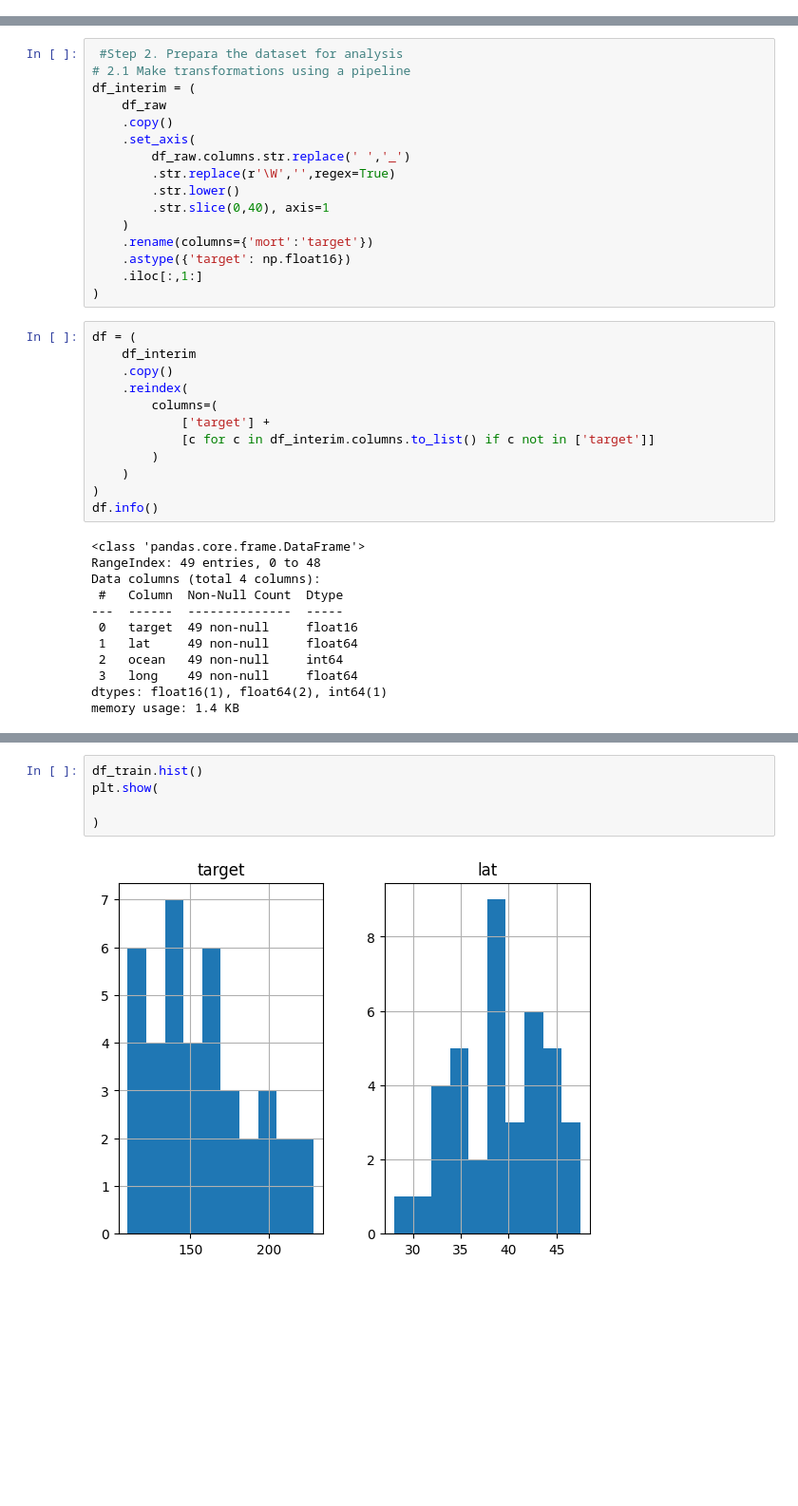
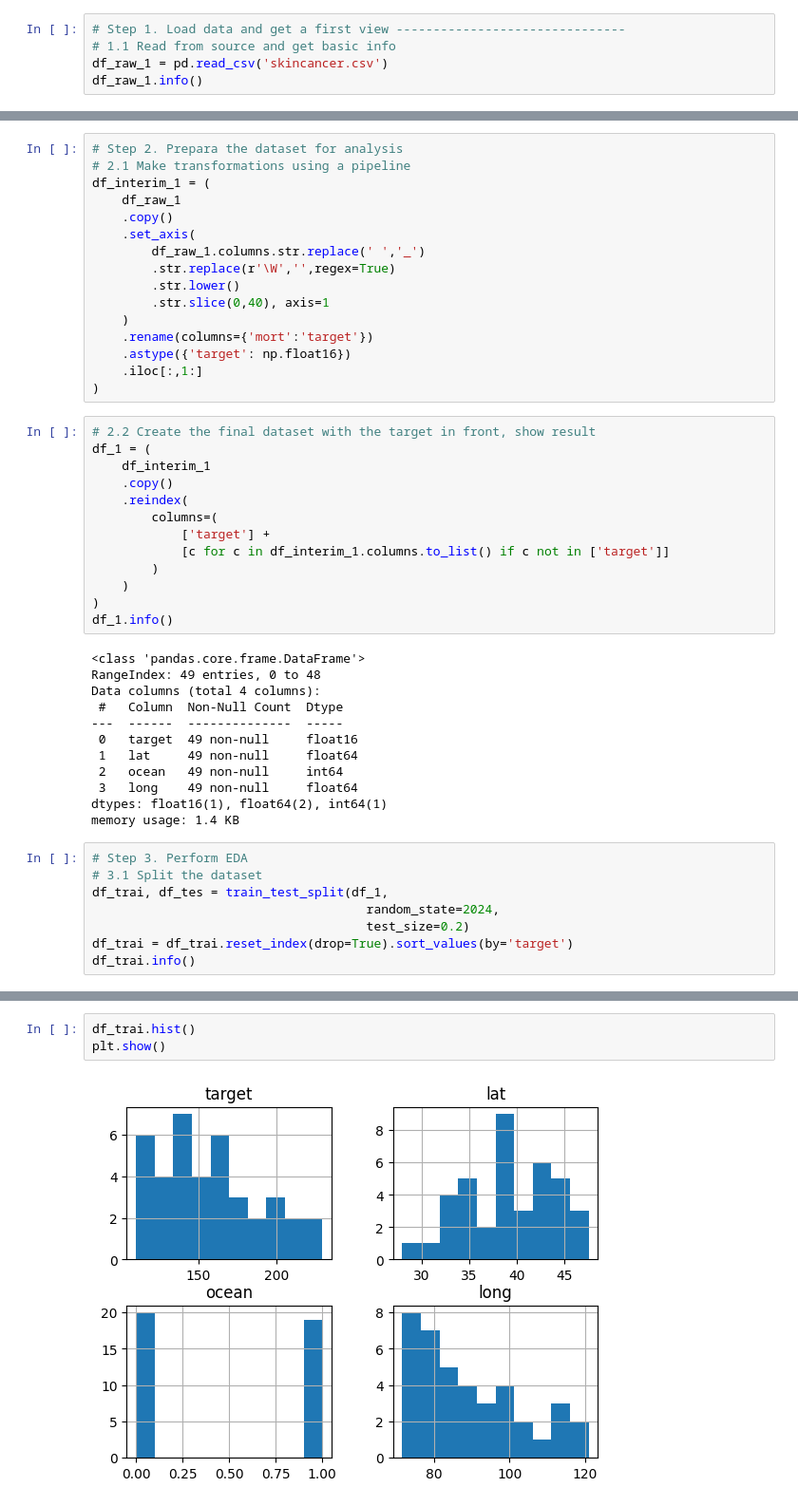
Before and after one commit to IrVallejo/linear_regression, a Jupyter notebook: 01_skin_cancer.ipynb, the cells around one changed output, grey strips where cells are left out. Shown: that part at 95% size. Cells and saved outputs as stored; diff of their text form; blank space fills up the shorter version.

```diff
--- a/01_skin_cancer.ipynb
+++ b/01_skin_cancer.ipynb
@@ -204,0 +205,5 @@ mort = 378.86 -5.67* lat
+# %%
+# Step 1. Load data and get a first view -------------------------------
+# 1.1 Read from source and get basic info
+df_raw_1 = pd.read_csv('skincancer.csv')
+df_raw_1.info()
@@ -205,11 +223,11 @@ mort = 378.86 -5.67* lat
 # %%
- #Step 2. Prepara the dataset for analysis
+# Step 2. Prepara the dataset for analysis
 # 2.1 Make transformations using a pipeline
-df_interim = (
-    df_raw
+df_interim_1 = (
+    df_raw_1
     .copy()
     .set_axis(
-        df_raw.columns.str.replace(' ','_')
+        df_raw_1.columns.str.replace(' ','_')
         .str.replace(r'\W','',regex=True)
         .str.lower()
         .str.slice(0,40), axis=1
@@ -219,17 +237,18 @@ df_interim = (
     .iloc[:,1:]
 )
 # %%
-df = (
-    df_interim
+# 2.2 Create the final dataset with the target in front, show result
+df_1 = (
+    df_interim_1
     .copy()
     .reindex(
         columns=(
             ['target'] +
-            [c for c in df_interim.columns.to_list() if c not in ['target']]
+            [c for c in df_interim_1.columns.to_list() if c not in ['target']]
         )
     )
 )
-df.info()
+df_1.info()
 # %% [output]
 <class 'pandas.core.frame.DataFrame'>
 RangeIndex: 49 entries, 0 to 48
@@ -242,3 +261,11 @@ Data columns (total 4 columns):
  3   long    49 non-null     float64
 dtypes: float16(1), float64(2), int64(1)
 memory usage: 1.4 KB
+# %%
+# Step 3. Perform EDA
+# 3.1 Split the dataset
+df_trai, df_tes = train_test_split(df_1,
+                                     random_state=2024,
+                                     test_size=0.2)
+df_trai = df_trai.reset_index(drop=True).sort_values(by='target')
+df_trai.info()
@@ -251,7 +292,5 @@ display(df_train.describe().T)
 # %%
-df_train.hist()
-plt.show(
-
-)
+df_trai.hist()
+plt.show()
 # %% [output]
-[figure, old version]
+[figure, new version]
```
Also changed, not shown: parts of 20 cells of this notebook, 6 other files.
